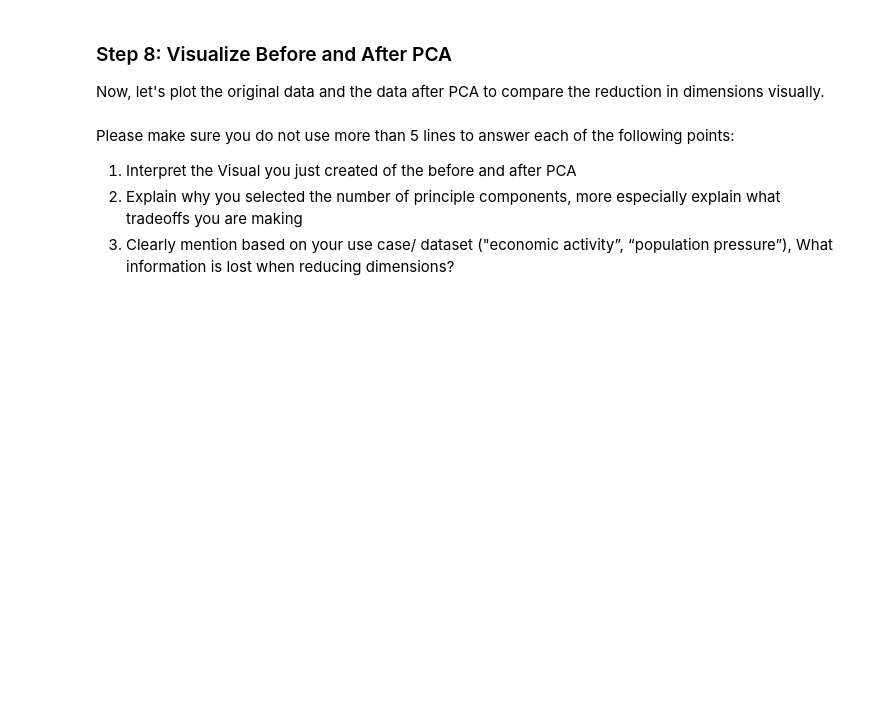
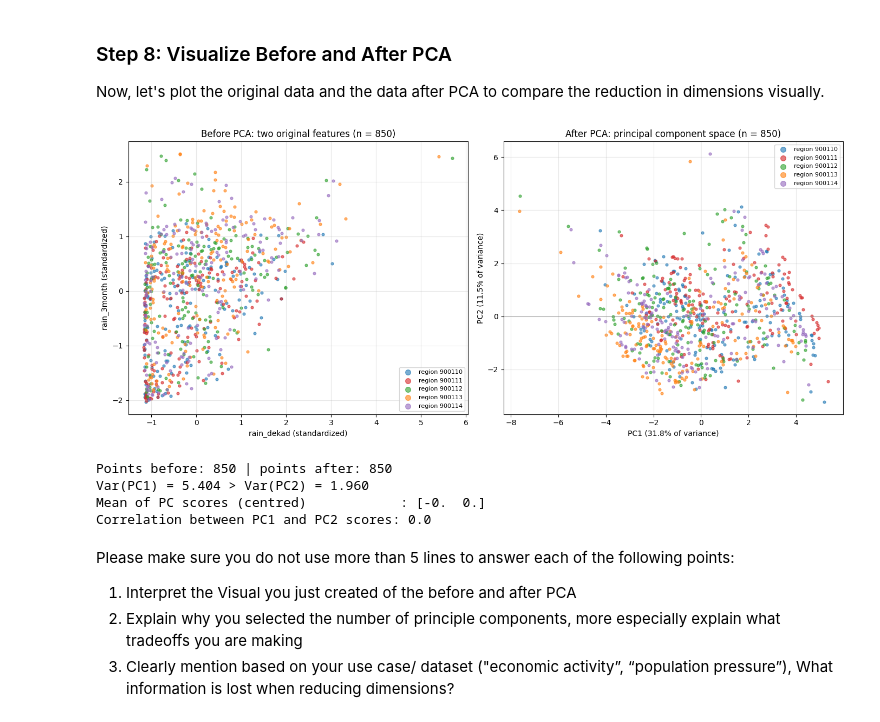
Before and after one commit to kenny260/African-Climate-Patterns-PCA, a Jupyter notebook: Template_PCA_Formative_2_Peer_Pair_16.ipynb, the cells around one changed output. Cells and saved outputs as stored; diff of their text form; code cells hidden in the pictures; blank space fills up the shorter version.

Commit message:
Created using Colab for Visualize Before and After PCA

```diff
--- a/Template_PCA_Formative_2_Peer_Pair_16.ipynb
+++ b/Template_PCA_Formative_2_Peer_Pair_16.ipynb
@@ -536,3 +528,40 @@ Now, let's plot the original data and the data after PCA to compare the reductio
+# %%
+# Step 8: Visualize Before and After PCA
+palette = ['#1f77b4', '#d62728', '#2ca02c', '#ff7f0e', '#9467bd']
+fi, fj = feature_names.index('rain_dekad'), feature_names.index('rain_3month')
+
+fig, ax = plt.subplots(1, 2, figsize=(14, 6))
+
+# Plot original data (first two features for simplicity)
+for r, c in zip(regions, palette):
+    m = row_region == r
+    ax[0].scatter(standardized_data[m, fi], standardized_data[m, fj], s=12, alpha=0.6, c=c, label=f'region {r}')
+ax[0].set(title=f'Before PCA: two original features (n = {len(X)})',
+          xlabel='rain_dekad (standardized)', ylabel='rain_3month (standardized)')
+
+# Plot reduced data after PCA
+for r, c in zip(regions, palette):
+    m = row_region == r
+    ax[1].scatter(reduced_data[m, 0], reduced_data[m, 1], s=12, alpha=0.6, c=c, label=f'region {r}')
+ax[1].axhline(0, color='gray', lw=0.6); ax[1].axvline(0, color='gray', lw=0.6)
+ax[1].set(title=f'After PCA: principal component space (n = {len(reduced_data)})',
+          xlabel=f'PC1 ({explained_variance_ratio[0]:.1%} of variance)',
+          ylabel=f'PC2 ({explained_variance_ratio[1]:.1%} of variance)')
+
+for a in ax:
+    a.legend(markerscale=2, fontsize=8); a.grid(alpha=0.3)
+plt.tight_layout(); plt.show()
+
+print('Points before:', len(X), '| points after:', len(reduced_data))
+print(f'Var(PC1) = {reduced_data[:, 0].var(ddof=1):.3f} > Var(PC2) = {reduced_data[:, 1].var(ddof=1):.3f}')
+print('Mean of PC scores (centred)            :', reduced_data[:, :2].mean(axis=0).round(6))
+print('Correlation between PC1 and PC2 scores:', np.corrcoef(reduced_data[:, 0], reduced_data[:, 1])[0, 1].round(6))
+# %% [output]
+[figure, added]
+Points before: 850 | points after: 850
+Var(PC1) = 5.404 > Var(PC2) = 1.960
+Mean of PC scores (centred)            : [-0.  0.]
+Correlation between PC1 and PC2 scores: 0.0
 # %% [markdown]
 Please make sure you do not use more than 5 lines to answer each of the following points:
 
```
Also changed, not shown: parts of 1 cell of this notebook.
